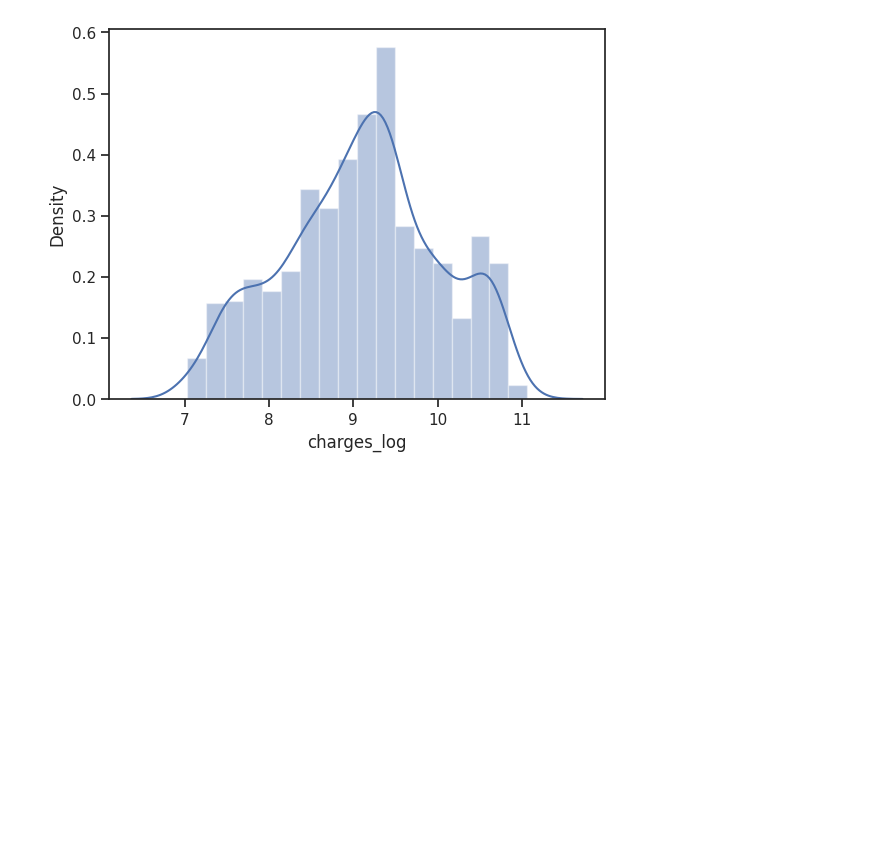
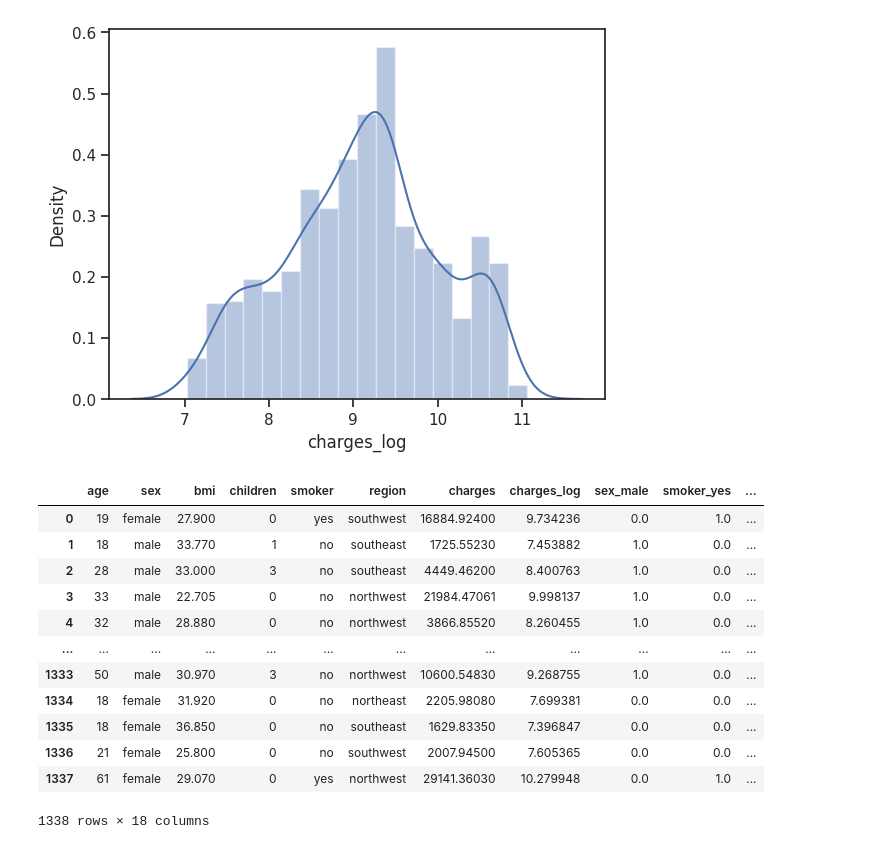
Before and after one commit to Berkay-Bozkurt/Medical_Cost_Analysis, a Jupyter notebook: cost_analaysis.ipynb, the cells around one changed output. Saved outputs shown, nothing was run; the diff lists cells and outputs as text; code cells hidden in the pictures; blank space fills up the shorter version.

```diff
--- a/cost_analaysis.ipynb
+++ b/cost_analaysis.ipynb
@@ -147,0 +151,31 @@ df['sex_encoded'] = label_encoder.fit_transform(df['sex'])
+# %%
+# Create a OneHotEncoder instance with drop='first'
+one_hot_encoder = OneHotEncoder(drop='first')
+
+# Encode categorical columns: 'sex', 'smoker', and 'region'
+categorical_columns = ['sex', 'smoker', 'region', "children"]
+
+# Fit and transform the categorical columns
+encoded_features = one_hot_encoder.fit_transform(df[categorical_columns]).toarray()
+
+# Get feature names after encoding
+encoded_column_names = one_hot_encoder.get_feature_names_out(input_features=categorical_columns)
+
+# Create a DataFrame with the encoded features and concatenate it with the original DataFrame
+encoded_df = pd.DataFrame(encoded_features, columns=encoded_column_names)
+df_encoded = pd.concat([df, encoded_df], axis=1)
+df_encoded
+# %% [output]
+|  | age | sex | bmi | children | smoker | region | charges | charges_log | sex_male | smoker_yes | ... |
+| 0 | 19 | female | 27.900 | 0 | yes | southwest | 16884.92400 | 9.734236 | 0.0 | 1.0 | ... |
+| 1 | 18 | male | 33.770 | 1 | no | southeast | 1725.55230 | 7.453882 | 1.0 | 0.0 | ... |
+| 2 | 28 | male | 33.000 | 3 | no | southeast | 4449.46200 | 8.400763 | 1.0 | 0.0 | ... |
+| 3 | 33 | male | 22.705 | 0 | no | northwest | 21984.47061 | 9.998137 | 1.0 | 0.0 | ... |
+| 4 | 32 | male | 28.880 | 0 | no | northwest | 3866.85520 | 8.260455 | 1.0 | 0.0 | ... |
+| ... | ... | ... | ... | ... | ... | ... | ... | ... | ... | ... | ... |
+| 1333 | 50 | male | 30.970 | 3 | no | northwest | 10600.54830 | 9.268755 | 1.0 | 0.0 | ... |
+| 1334 | 18 | female | 31.920 | 0 | no | northeast | 2205.98080 | 7.699381 | 0.0 | 0.0 | ... |
+| 1335 | 18 | female | 36.850 | 0 | no | southeast | 1629.83350 | 7.396847 | 0.0 | 0.0 | ... |
+| 1336 | 21 | female | 25.800 | 0 | no | southwest | 2007.94500 | 7.605365 | 0.0 | 0.0 | ... |
+| 1337 | 61 | female | 29.070 | 0 | yes | northwest | 29141.36030 | 10.279948 | 0.0 | 1.0 | ... |
+1338 rows × 18 columns
```
Also changed, not shown: parts of 30 cells of this notebook.
